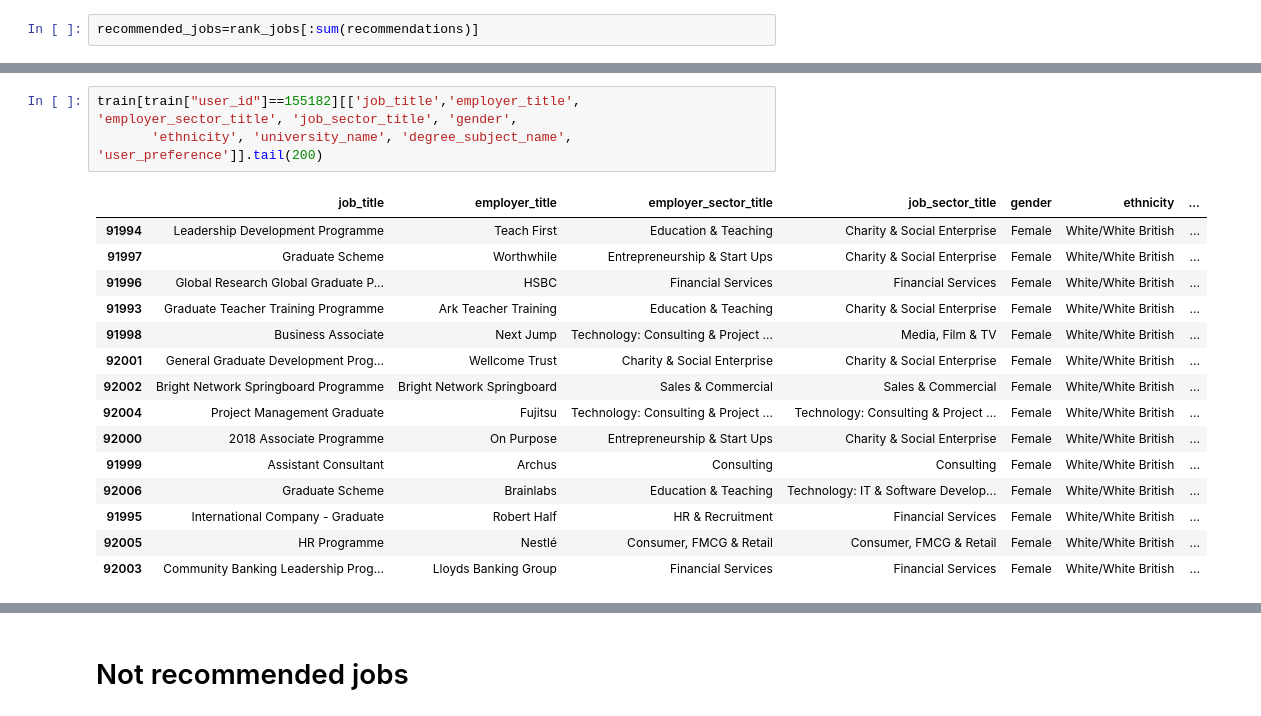
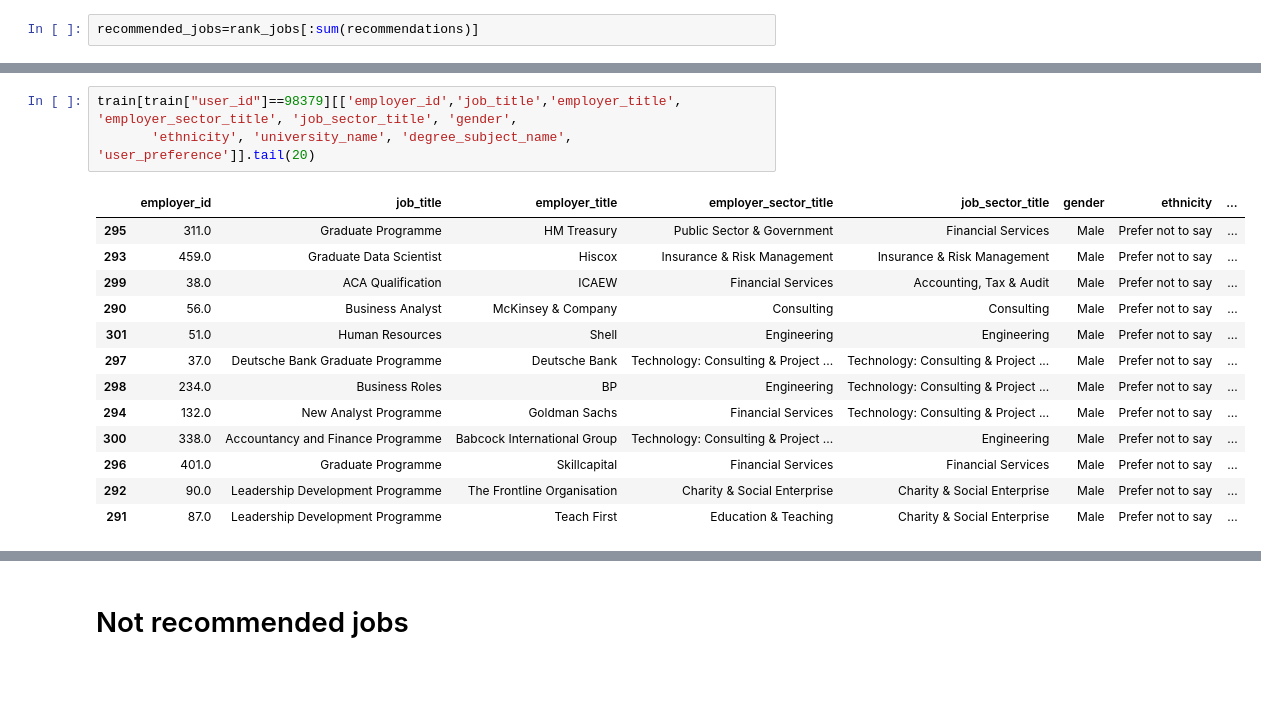
Before and after one commit to Lassanabright/Bright_Network-Data_Science, a Jupyter notebook: Word_Embedding.ipynb, the cells around one changed output, grey strips where cells are left out. Drawn from its saved outputs; the diff is of its cells as text; blank space fills up the shorter version.

```diff
--- a/Word_Embedding.ipynb
+++ b/Word_Embedding.ipynb
@@ -1406,22 +1500,20 @@ recommended_jobs=rank_jobs[:sum(recommendations)]
 # %%
-train[train["user_id"]==155182][['job_title','employer_title', 'employer_sector_title', 'job_sector_title', 'gender',
-       'ethnicity', 'university_name', 'degree_subject_name', 'user_preference']].tail(200)
+train[train["user_id"]==98379][['employer_id','job_title','employer_title', 'employer_sector_title', 'job_sector_title', 'gender',
+       'ethnicity', 'university_name', 'degree_subject_name', 'user_preference']].tail(20)
 # %% [output]
-|  | job_title | employer_title | employer_sector_title | job_sector_title | gender | ethnicity | ... |
-| 91994 | Leadership Development Programme | Teach First | Education & Teaching | Charity & Social Enterprise | Female | White/White British | ... |
-| 91997 | Graduate Scheme | Worthwhile | Entrepreneurship & Start Ups | Charity & Social Enterprise | Female | White/White British | ... |
-| 91996 | Global Research Global Graduate P... | HSBC | Financial Services | Financial Services | Female | White/White British | ... |
-| 91993 | Graduate Teacher Training Programme | Ark Teacher Training | Education & Teaching | Charity & Social Enterprise | Female | White/White British | ... |
-| 91998 | Business Associate | Next Jump | Technology: Consulting & Project ... | Media, Film & TV | Female | White/White British | ... |
-| 92001 | General Graduate Development Prog... | Wellcome Trust | Charity & Social Enterprise | Charity & Social Enterprise | Female | White/White British | ... |
-| 92002 | Bright Network Springboard Programme | Bright Network Springboard | Sales & Commercial | Sales & Commercial | Female | White/White British | ... |
-| 92004 | Project Management Graduate | Fujitsu | Technology: Consulting & Project ... | Technology: Consulting & Project ... | Female | White/White British | ... |
-| 92000 | 2018 Associate Programme | On Purpose | Entrepreneurship & Start Ups | Charity & Social Enterprise | Female | White/White British | ... |
-| 91999 | Assistant Consultant | Archus | Consulting | Consulting | Female | White/White British | ... |
-| 92006 | Graduate Scheme | Brainlabs | Education & Teaching | Technology: IT & Software Develop... | Female | White/White British | ... |
-| 91995 | International Company - Graduate | Robert Half | HR & Recruitment | Financial Services | Female | White/White British | ... |
-| 92005 | HR Programme | Nestlé | Consumer, FMCG & Retail | Consumer, FMCG & Retail | Female | White/White British | ... |
-| 92003 | Community Banking Leadership Prog... | Lloyds Banking Group | Financial Services | Financial Services | Female | White/White British | ... |
+|  | employer_id | job_title | employer_title | employer_sector_title | job_sector_title | gender | ethnicity | ... |
+| 295 | 311.0 | Graduate Programme | HM Treasury | Public Sector & Government | Financial Services | Male | Prefer not to say | ... |
+| 293 | 459.0 | Graduate Data Scientist | Hiscox | Insurance & Risk Management | Insurance & Risk Management | Male | Prefer not to say | ... |
+| 299 | 38.0 | ACA Qualification | ICAEW | Financial Services | Accounting, Tax & Audit | Male | Prefer not to say | ... |
+| 290 | 56.0 | Business Analyst | McKinsey & Company | Consulting | Consulting | Male | Prefer not to say | ... |
+| 301 | 51.0 | Human Resources | Shell | Engineering | Engineering | Male | Prefer not to say | ... |
+| 297 | 37.0 | Deutsche Bank Graduate Programme | Deutsche Bank | Technology: Consulting & Project ... | Technology: Consulting & Project ... | Male | Prefer not to say | ... |
+| 298 | 234.0 | Business Roles | BP | Engineering | Technology: Consulting & Project ... | Male | Prefer not to say | ... |
+| 294 | 132.0 | New Analyst Programme | Goldman Sachs | Financial Services | Technology: Consulting & Project ... | Male | Prefer not to say | ... |
+| 300 | 338.0 | Accountancy and Finance Programme | Babcock International Group | Technology: Consulting & Project ... | Engineering | Male | Prefer not to say | ... |
+| 296 | 401.0 | Graduate Programme | Skillcapital | Financial Services | Financial Services | Male | Prefer not to say | ... |
+| 292 | 90.0 | Leadership Development Programme | The Frontline Organisation | Charity & Social Enterprise | Charity & Social Enterprise | Male | Prefer not to say | ... |
+| 291 | 87.0 | Leadership Development Programme | Teach First | Education & Teaching | Charity & Social Enterprise | Male | Prefer not to say | ... |
 # %%
 recommended_jobs
 # %% [output]
```
Also changed, not shown: parts of 108 cells of this notebook, 3 other files.
